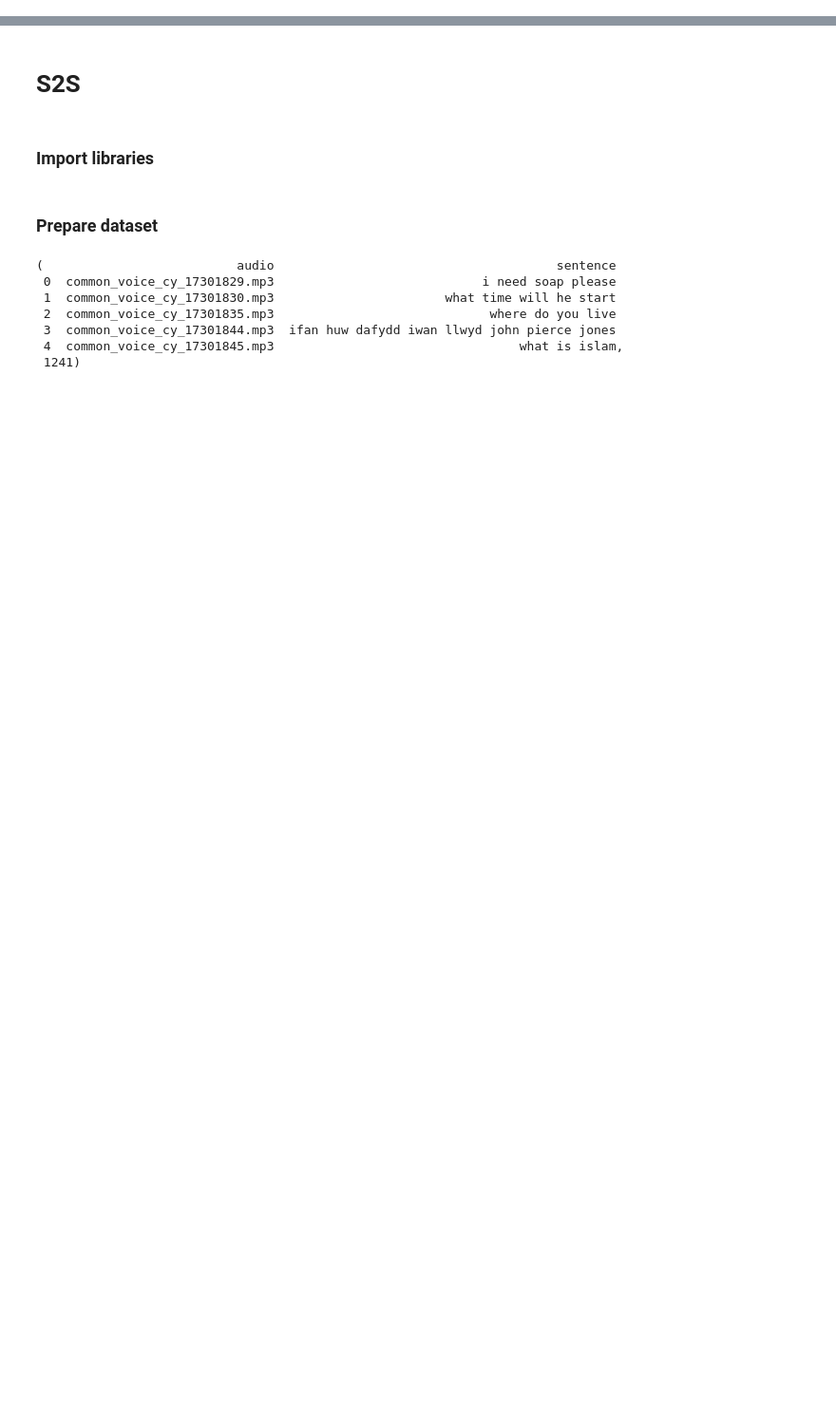
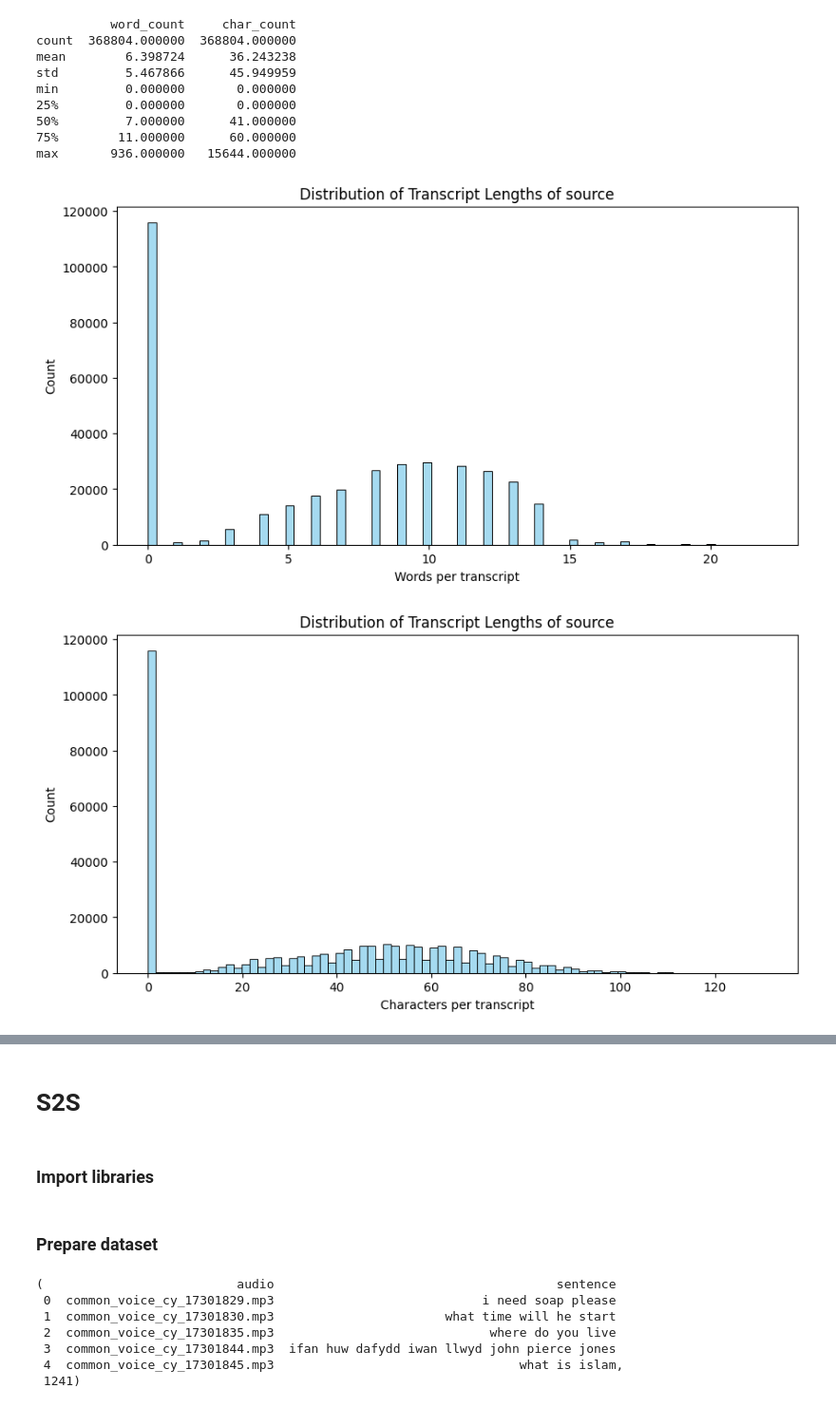
Before and after one commit to TERABYTE05/SwiftSync, a Jupyter notebook: setup_check.ipynb, the cells around one changed output, grey strips where cells are left out. Shown at 95% size. Cells and saved outputs as stored; diff of their text form; code cells hidden in the pictures; blank space fills up the shorter version.

```diff
--- a/setup_check.ipynb
+++ b/setup_check.ipynb
@@ -0,0 +311,11 @@
+# %%
+texts_src, texts_tgt = [], []
+for file in text_files_src:
+  tsv_df = pd.read_csv(file, sep='\t', header = None)
+  texts_src.append(tsv_df)
+df_text_src = pd.concat(texts_src, ignore_index=True)
+
+for file in text_files_tgt:
+  tsv_df = pd.read_csv(file, sep = '\t')
+  texts_tgt.append(tsv_df)
+df_text_tgt = pd.concat(texts_tgt, ignore_index=True)
@@ -0,0 +338,57 @@
+# %%
+df_text_tgt['sentence'].fillna('', inplace=True)
+df_text_tgt['word_count'] = df_text_tgt['sentence'].fillna('').apply(lambda x: len(x.split()))
+df_text_tgt['char_count'] = df_text_tgt['sentence'].fillna('').apply(len)
+
+df_text_src[1].fillna('', inplace=True)
+df_text_src['word_count'] = df_text_src[1].fillna('').apply(lambda x: len(x.split()))
+df_text_src['char_count'] = df_text_src[1].fillna('').apply(len)
+# %%
+cols = ['sentence', 'word_count', 'char_count']
+df_text_analysis = df_text_tgt[cols]
+# Check distribution before removing outliers
+print(df_text_analysis[['word_count', 'char_count']].describe())
+
+# Remove outliers
+Q1_wc = df_text_analysis['word_count'].quantile(0.25)
+Q3_wc = df_text_analysis['word_count'].quantile(0.75)
+IQR_wc = Q3_wc - Q1_wc
+lower_wc = Q1_wc - 1.5 * IQR_wc
+upper_wc = Q3_wc + 1.5 * IQR_wc
+
+Q1_cc = df_text_analysis['char_count'].quantile(0.25)
+Q3_cc = df_text_analysis['char_count'].quantile(0.75)
+IQR_cc = Q3_cc - Q1_cc
+lower_cc = Q1_cc - 1.5 * IQR_cc
+upper_cc = Q3_cc + 1.5 * IQR_cc
+
+# Filter out both word_count and char_count outliers
+df_text_analysis = df_text_analysis[(df_text_analysis['word_count'].between(lower_wc, upper_wc)) & (df_text_analysis['char_count'].between(lower_cc, upper_cc))]
+
+# Distribution of transcript lengthof source
+plt.figure(figsize=(10, 5))
+sns.histplot(df_text_analysis, x='word_count', color='skyblue', edgecolor='black')
+plt.xlabel('Words per transcript')
+plt.ylabel('Count')
+plt.title('Distribution of Transcript Lengths of source')
+plt.show()
+
+# Distribution of transcript char length of source
+plt.figure(figsize=(10, 5))
+sns.histplot(df_text_analysis, x='char_count', color='skyblue', edgecolor='black')
+plt.xlabel('Characters per transcript')
+plt.ylabel('Count')
+plt.title('Distribution of Transcript Lengths of source')
+plt.show()
+# %% [output]
+          word_count     char_count
+count  368804.000000  368804.000000
+mean        6.398724      36.243238
+std         5.467866      45.949959
+min         0.000000       0.000000
+25%         0.000000       0.000000
+50%         7.000000      41.000000
+75%        11.000000      60.000000
+max       936.000000   15644.000000
+[figure, added]
+[figure, added]
```
Also changed, not shown: parts of 40 cells of this notebook.
